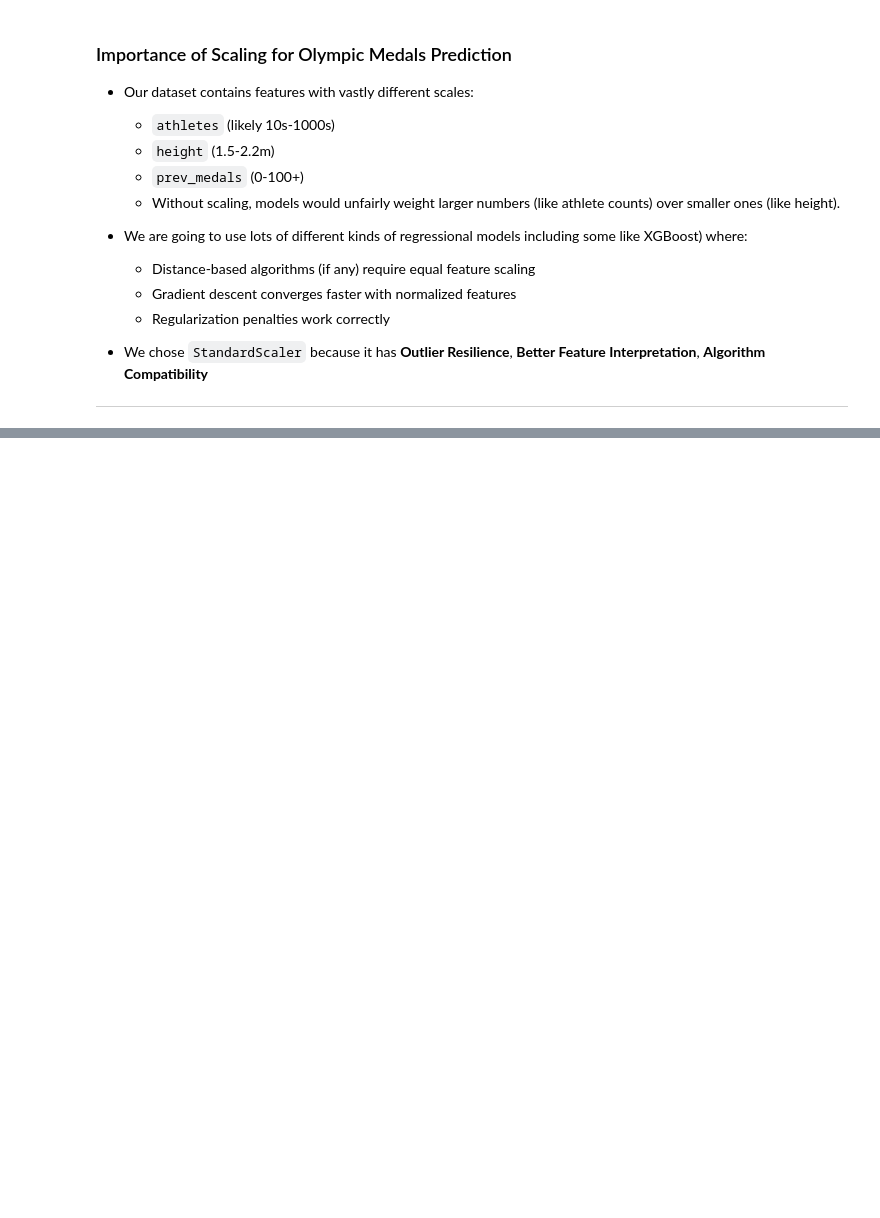
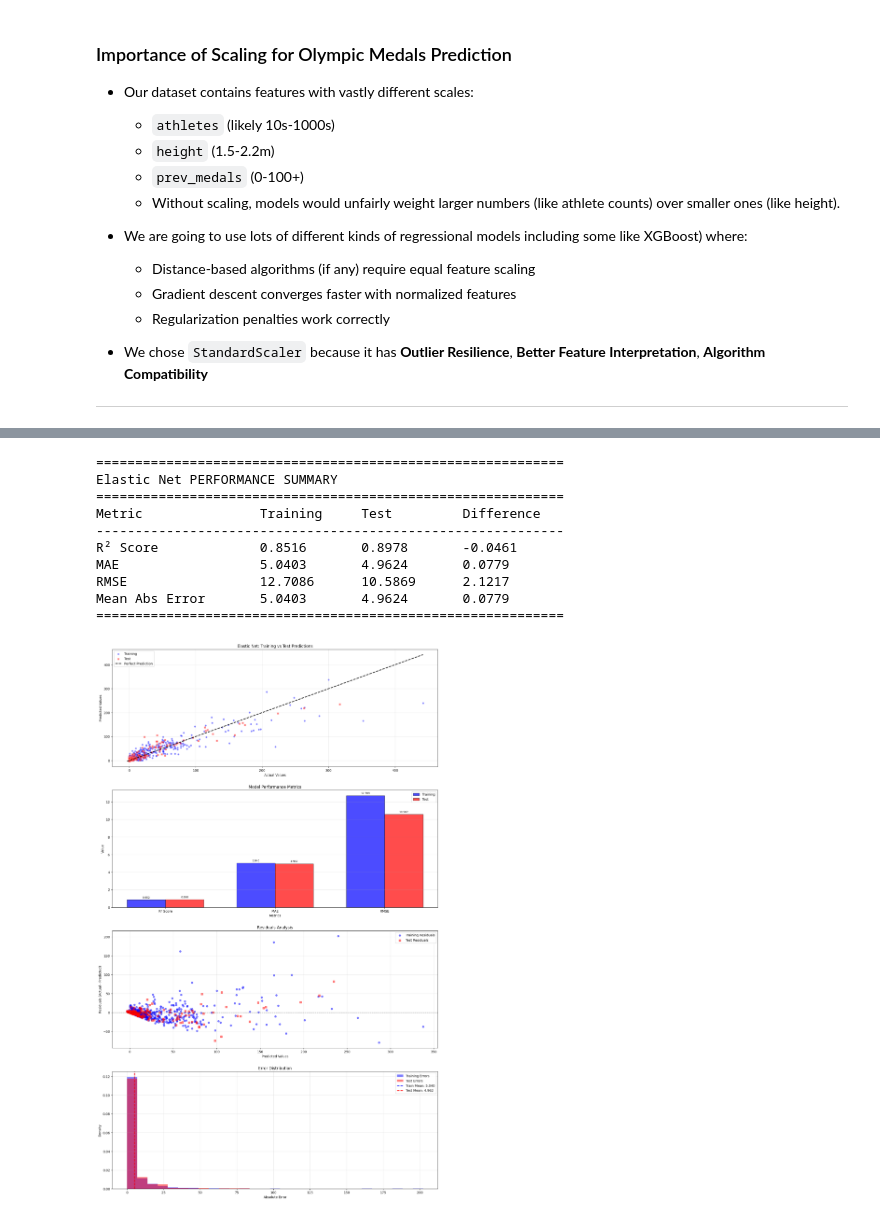
Before and after one commit to ddavid04/Machine-Learning-Projects, a Jupyter notebook: Olympic-Medals/Olympic_Medals_ML_Model.ipynb, the cells around one changed output, grey strips where cells are left out. Cells and saved outputs as stored; diff of their text form; code cells hidden in the pictures; blank space fills up the shorter version.

```diff
--- a/Olympic-Medals/Olympic_Medals_ML_Model.ipynb
+++ b/Olympic-Medals/Olympic_Medals_ML_Model.ipynb
@@ -329,0 +496,18 @@ plt.show()
+# %%
+train_and_visualize_model(
+    X, y,
+    ElasticNet(alpha=0.1, l1_ratio=0.5),
+    model_name="Elastic Net"
+)
+# %% [output]
+============================================================
+Elastic Net PERFORMANCE SUMMARY
+============================================================
+Metric               Training     Test         Difference
+------------------------------------------------------------
+R² Score             0.8516       0.8978       -0.0461
+MAE                  5.0403       4.9624       0.0779
+RMSE                 12.7086      10.5869      2.1217
+Mean Abs Error       5.0403       4.9624       0.0779
+============================================================
+[figure, added]
```
Also changed, not shown: parts of 12 cells of this notebook.
